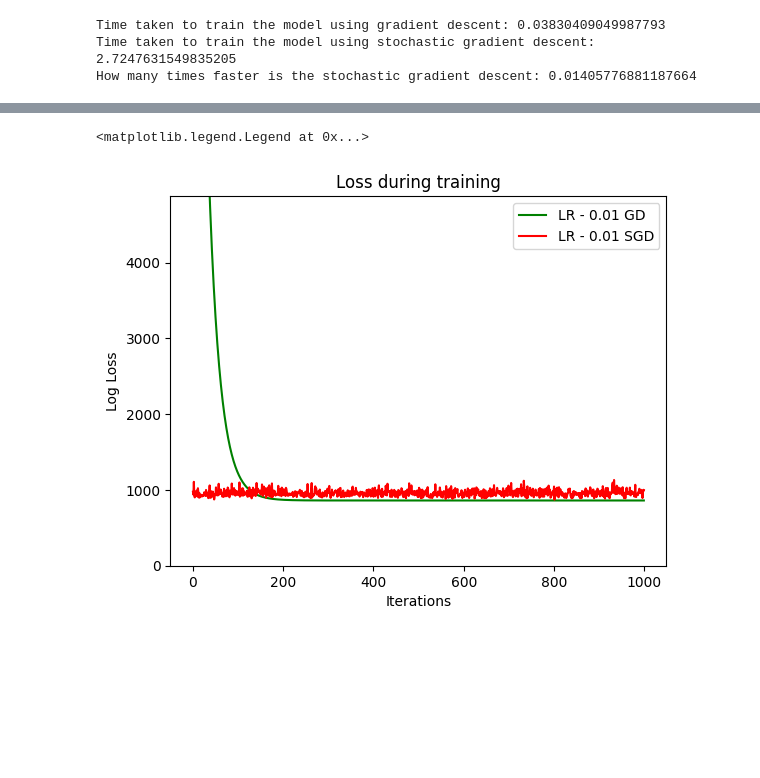
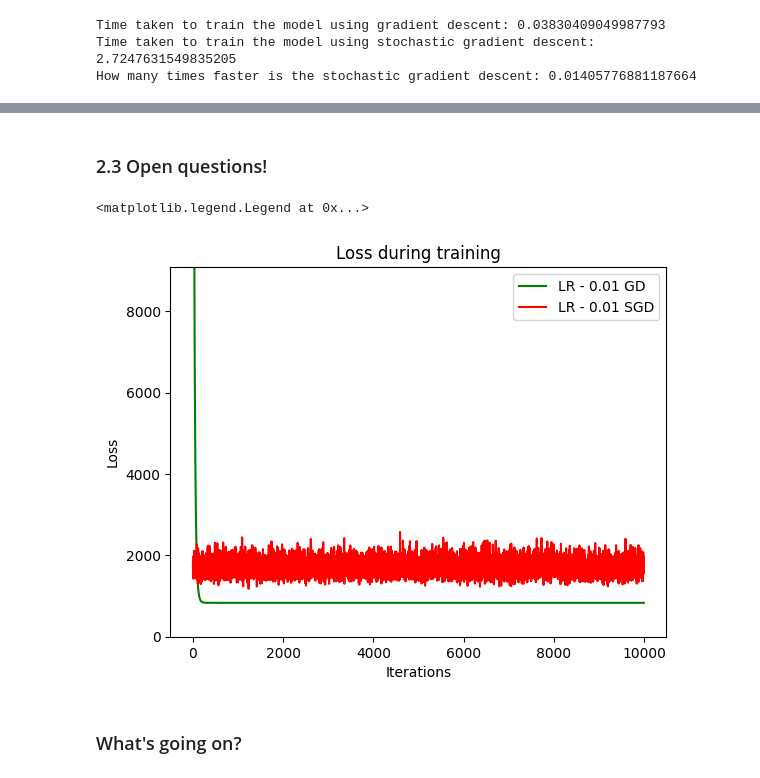
Before and after one commit to JackieUltra/Workshop-3-LinearModels_GD, a Jupyter notebook: LM_playground.ipynb, the cells around one changed output, grey strips where cells are left out. Drawn from its saved outputs; the diff is of its cells as text; code cells hidden in the pictures; blank space fills up the shorter version.

```diff
--- a/LM_playground.ipynb
+++ b/LM_playground.ipynb
@@ -224,23 +226,26 @@ How many times faster is the stochastic gradient descent: 0.5443430642173636
+# %% [markdown]
+### 2.3 Open questions!
 # %%
-#### A thinking questions!
 ### set lr as 0.01
 ### set n_iterations as 1000
+X, y = make_regression(n_samples=10000, n_features=50, noise=30, random_state=42)
+X_train, X_test, y_train, y_test = X[:800], X[800:], y[:800], y[800:]
 
-model_gd = LinearModels(learning_rate=0.01, n_iterations=1000)
+model_gd = LinearModels(learning_rate=0.01, n_iterations=10000)
 model_gd.train(X_train, y_train)
 plt.plot(model_gd.log['iterations'], model_gd.log['error'], label='LR - 0.01 GD', color='green')
 
-model_sgd = LinearModels(learning_rate=0.01, n_iterations=1000)
+model_sgd = LinearModels(learning_rate=0.01, n_iterations=10000)
 model_sgd.train_SGD(X_train, y_train)
 
 plt.plot(model_sgd.log['iterations'], model_sgd.log['error'], label='LR - 0.01 SGD', color='red')
 
-plt.ylabel("Log Loss")
+plt.ylabel("Loss")
 plt.xlabel("Iterations")
 ylim = min(model_gd.log['error'][0], model_sgd.log['error'][0])
 plt.ylim(0, ylim*5)
 plt.title("Loss during training")
 plt.legend()
 # %% [output]
 <matplotlib.legend.Legend at 0x...>
-[figure, old version]
+[figure, new version]
@@ -248,0 +252,2 @@ plt.legend()
+# %% [markdown]
+### What's going on?
```
Also changed, not shown: parts of 7 cells of this notebook, 3 other files.
